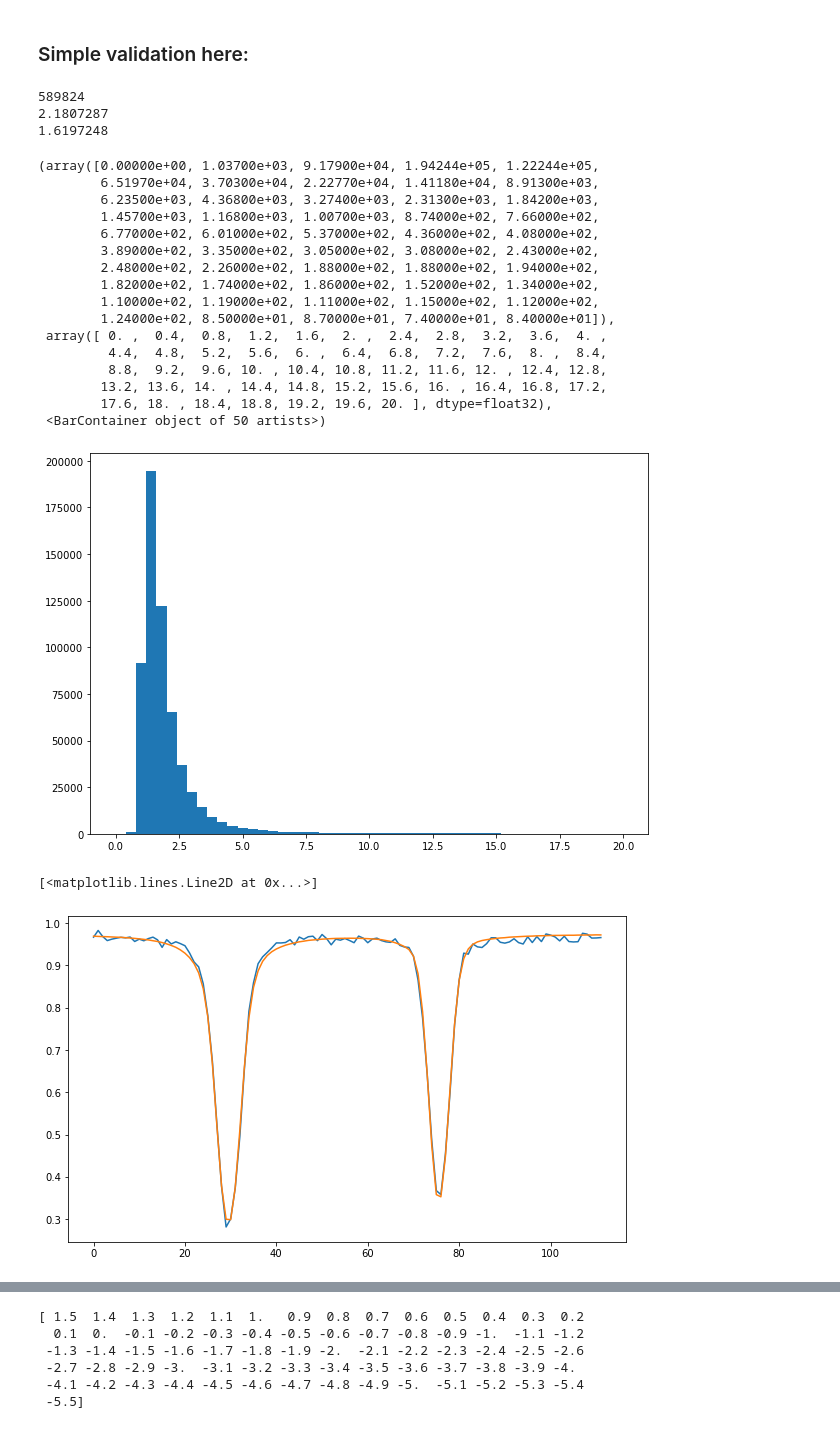
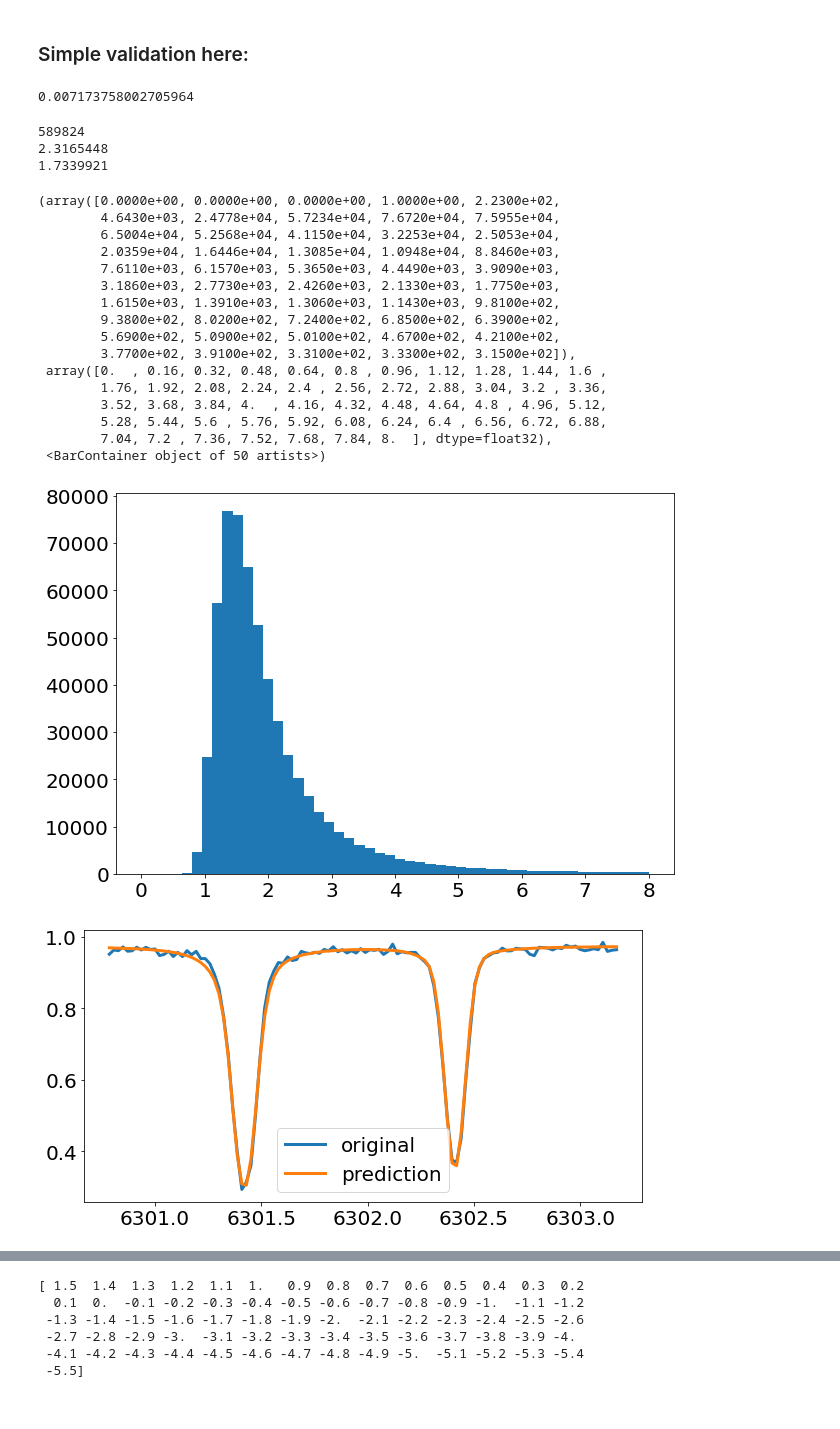
Before and after one commit to ivanzmilic/spectrum_ae, a Jupyter notebook: simple_ae_gpu.ipynb, the cells around one changed output, grey strips where cells are left out. Drawn from its saved outputs; the diff is of its cells as text; code cells hidden in the pictures.

```diff
--- a/simple_ae_gpu.ipynb
+++ b/simple_ae_gpu.ipynb
@@ -398,8 +364,13 @@ ae_model = torch.load('hinode_encoding_6.pt')
 data_val = fits.open("C:/Data/Hinode_ML_compression/qs_ph_disk_center_synth_1_1_hinodewvl.fits")[0].data
 # %%
 data_val = data_val[:,:,0,:].reshape(768*768, 112)
+# %%
+noise = np.mean(data_val[:,0]) * 7E-3
+print (noise)
+# %% [output]
+0.007173758002705964
 # %%
-data_val += np.random.normal(0,7E-3, (768*768, 112))
+data_val += np.random.normal(0,noise, (768*768, 112))
 # %%
 data_val = (data_val - dmin) / (dmax-dmin)
 # %%
@@ -413,48 +384,57 @@ data_val = data_val.detach().numpy()
 data_val_predicted = data_val_predicted * (dmax-dmin) + dmin
 data_val = data_val * (dmax-dmin) + dmin
 # %%
-noise = np.mean(data[:,0]) * 7E-3
+
 
 residual = (data_val - data_val_predicted)
 residual /= noise
 residual = residual**2.0
 print (len(residual))
-chisq = np.sum(residual,axis=1) / 112
-print (np.mean(chisq))
-print (np.median(chisq))
+chisqval = np.sum(residual,axis=1) / 112
+print (np.mean(chisqval))
+print (np.median(chisqval))
 # %% [output]
 589824
-2.1807287
-1.6197248
+2.3165448
+1.7339921
+# %%
+import matplotlib
+matplotlib.rcParams.update({'font.size': 20})
 # %%
 plt.figure(figsize=[10,7])
-plt.hist(chisq.flatten(),bins=50,range=[0,20])
+plt.hist(chisqval.flatten(),bins=50,range=[0,8])
 # %% [output]
-(array([0.00000e+00, 1.03700e+03, 9.17900e+04, 1.94244e+05, 1.22244e+05,
-        6.51970e+04, 3.70300e+04, 2.22770e+04, 1.41180e+04, 8.91300e+03,
-        6.23500e+03, 4.36800e+03, 3.27400e+03, 2.31300e+03, 1.84200e+03,
-        1.45700e+03, 1.16800e+03, 1.00700e+03, 8.74000e+02, 7.66000e+02,
-        6.77000e+02, 6.01000e+02, 5.37000e+02, 4.36000e+02, 4.08000e+02,
-        3.89000e+02, 3.35000e+02, 3.05000e+02, 3.08000e+02, 2.43000e+02,
-        2.48000e+02, 2.26000e+02, 1.88000e+02, 1.88000e+02, 1.94000e+02,
-        1.82000e+02, 1.74000e+02, 1.86000e+02, 1.52000e+02, 1.34000e+02,
-        1.10000e+02, 1.19000e+02, 1.11000e+02, 1.15000e+02, 1.12000e+02,
-        1.24000e+02, 8.50000e+01, 8.70000e+01, 7.40000e+01, 8.40000e+01]),
- array([ 0. ,  0.4,  0.8,  1.2,  1.6,  2. ,  2.4,  2.8,  3.2,  3.6,  4. ,
-         4.4,  4.8,  5.2,  5.6,  6. ,  6.4,  6.8,  7.2,  7.6,  8. ,  8.4,
-         8.8,  9.2,  9.6, 10. , 10.4, 10.8, 11.2, 11.6, 12. , 12.4, 12.8,
-        13.2, 13.6, 14. , 14.4, 14.8, 15.2, 15.6, 16. , 16.4, 16.8, 17.2,
-        17.6, 18. , 18.4, 18.8, 19.2, 19.6, 20. ], dtype=float32),
+(array([0.0000e+00, 0.0000e+00, 0.0000e+00, 1.0000e+00, 2.2300e+02,
+        4.6430e+03, 2.4778e+04, 5.7234e+04, 7.6720e+04, 7.5955e+04,
+        6.5004e+04, 5.2568e+04, 4.1150e+04, 3.2253e+04, 2.5053e+04,
+        2.0359e+04, 1.6446e+04, 1.3085e+04, 1.0948e+04, 8.8460e+03,
+        7.6110e+03, 6.1570e+03, 5.3650e+03, 4.4490e+03, 3.9090e+03,
+        3.1860e+03, 2.7730e+03, 2.4260e+03, 2.1330e+03, 1.7750e+03,
+        1.6150e+03, 1.3910e+03, 1.3060e+03, 1.1430e+03, 9.8100e+02,
+        9.3800e+02, 8.0200e+02, 7.2400e+02, 6.8500e+02, 6.3900e+02,
+        5.6900e+02, 5.0900e+02, 5.0100e+02, 4.6700e+02, 4.2100e+02,
+        3.7700e+02, 3.9100e+02, 3.3100e+02, 3.3300e+02, 3.1500e+02]),
+ array([0.  , 0.16, 0.32, 0.48, 0.64, 0.8 , 0.96, 1.12, 1.28, 1.44, 1.6 ,
+        1.76, 1.92, 2.08, 2.24, 2.4 , 2.56, 2.72, 2.88, 3.04, 3.2 , 3.36,
+        3.52, 3.68, 3.84, 4.  , 4.16, 4.32, 4.48, 4.64, 4.8 , 4.96, 5.12,
+        5.28, 5.44, 5.6 , 5.76, 5.92, 6.08, 6.24, 6.4 , 6.56, 6.72, 6.88,
+        7.04, 7.2 , 7.36, 7.52, 7.68, 7.84, 8.  ], dtype=float32),
  <BarContainer object of 50 artists>)
-[figure, old version]
+[figure, new version]
 # %%
 # Example plots
 
+llambda = np.linspace(0,111,112) - 56.5
+llambda *= 0.0215
+llambda += 6302
+
 i = 13156
 
-plt.figure(figsize=[10,6])
-plt.plot(data_val[i],label='original')
-plt.plot(data_val_predicted[i], label = 'inferred')
+plt.figure(figsize=[10,5])
+plt.plot(llambda, data_val[i],label='original', lw=3)
+plt.plot(llambda, data_val_predicted[i], label = 'prediction', lw=3)
+plt.legend()
+#plt.tight_layout()
+plt.savefig('output.png', bbox_inches = 'tight')
 # %% [output]
-[<matplotlib.lines.Line2D at 0x...>]
-[figure, old version]
+[figure, new version]
```
Also changed, not shown: parts of 21 cells of this notebook, 3 other files.
